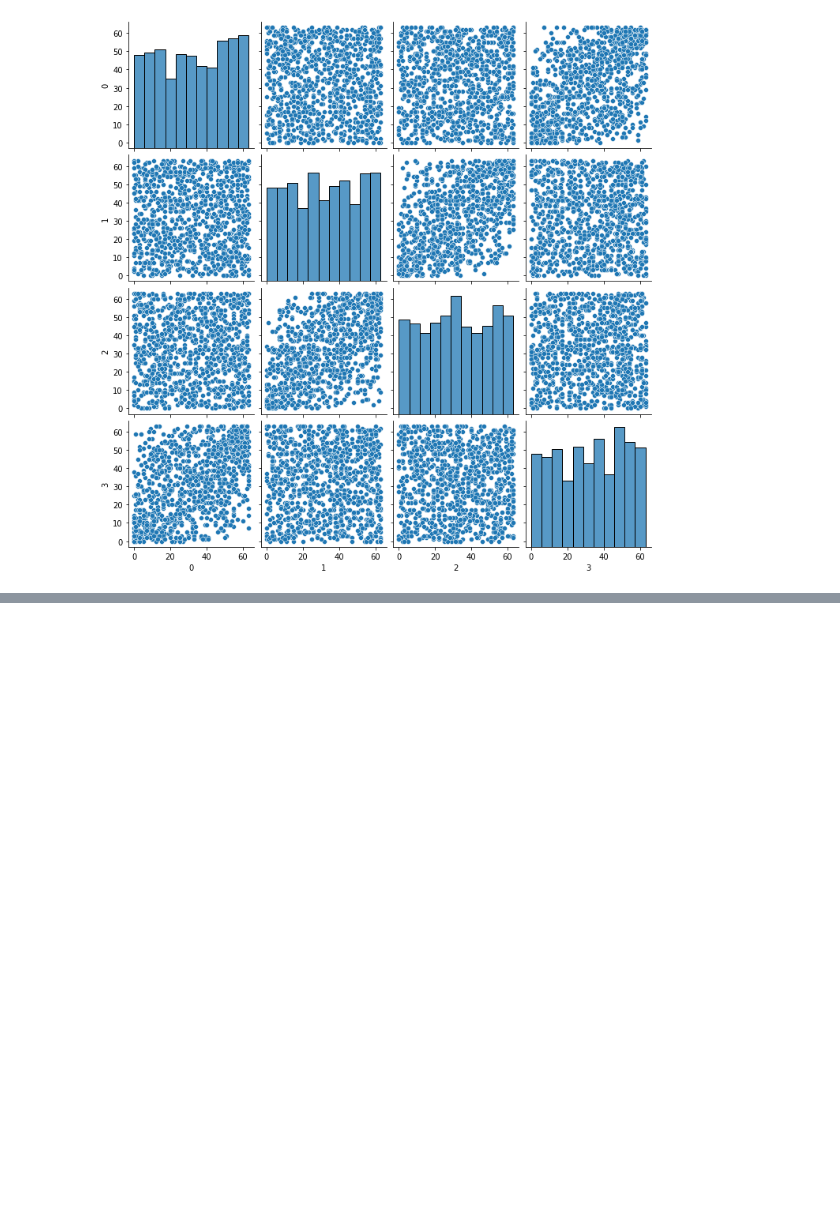
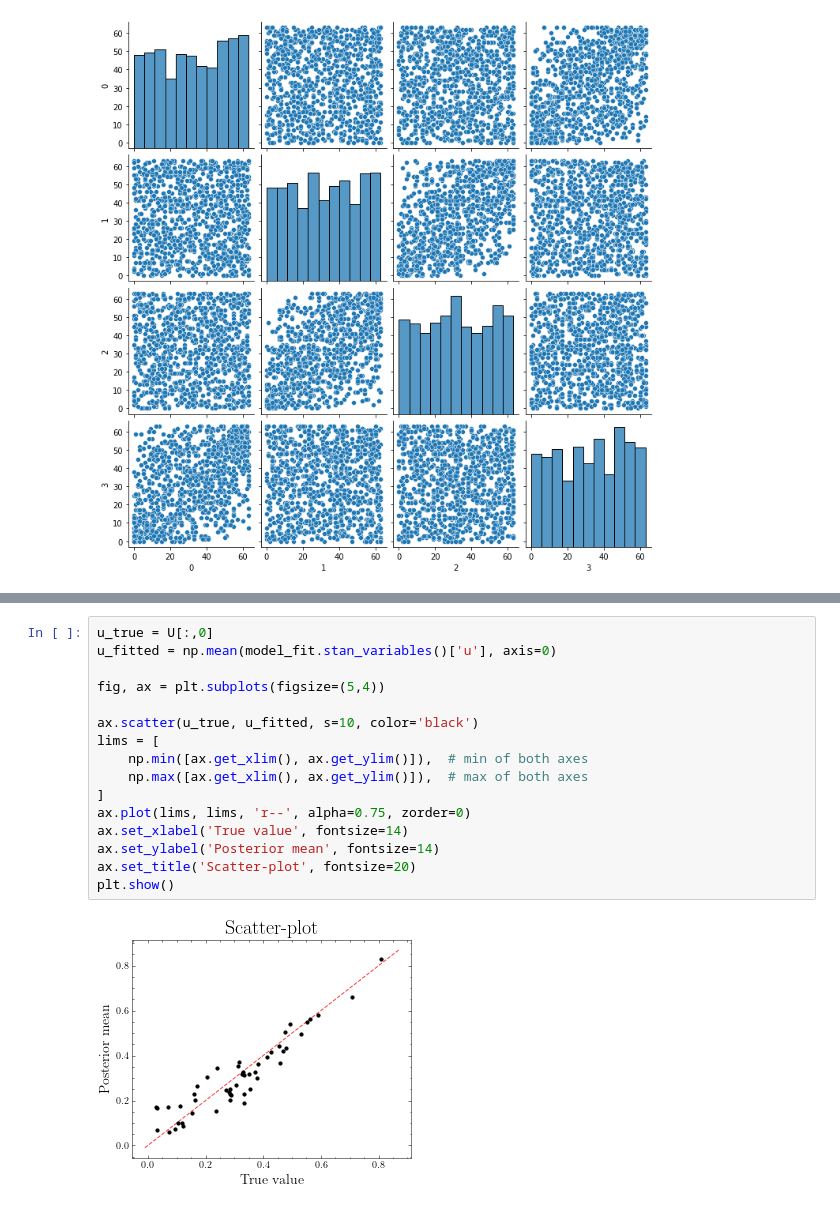
Before and after one commit to lucasmoschen/bivariate-beta, a Jupyter notebook: notebooks/bayesian_estimation_biv_beta.ipynb, the cells around one changed output, grey strips where cells are left out. Cells and saved outputs as stored; diff of their text form; blank space fills up the shorter version.

```diff
--- a/notebooks/bayesian_estimation_biv_beta.ipynb
+++ b/notebooks/bayesian_estimation_biv_beta.ipynb
@@ -298,0 +248,18 @@ np.mean(np.random.gamma(shape=a, scale=1/b, size=1000000)<.05)
+# %%
+u_true = U[:,0]
+u_fitted = np.mean(model_fit.stan_variables()['u'], axis=0)
+
+fig, ax = plt.subplots(figsize=(5,4))
+
+ax.scatter(u_true, u_fitted, s=10, color='black')
+lims = [
+    np.min([ax.get_xlim(), ax.get_ylim()]),  # min of both axes
+    np.max([ax.get_xlim(), ax.get_ylim()]),  # max of both axes
+]
+ax.plot(lims, lims, 'r--', alpha=0.75, zorder=0)
+ax.set_xlabel('True value', fontsize=14)
+ax.set_ylabel('Posterior mean', fontsize=14)
+ax.set_title('Scatter-plot', fontsize=20)
+plt.show()
+# %% [output]
+[figure, added]
```
Also changed, not shown: parts of 21 cells of this notebook, 3 other files.
